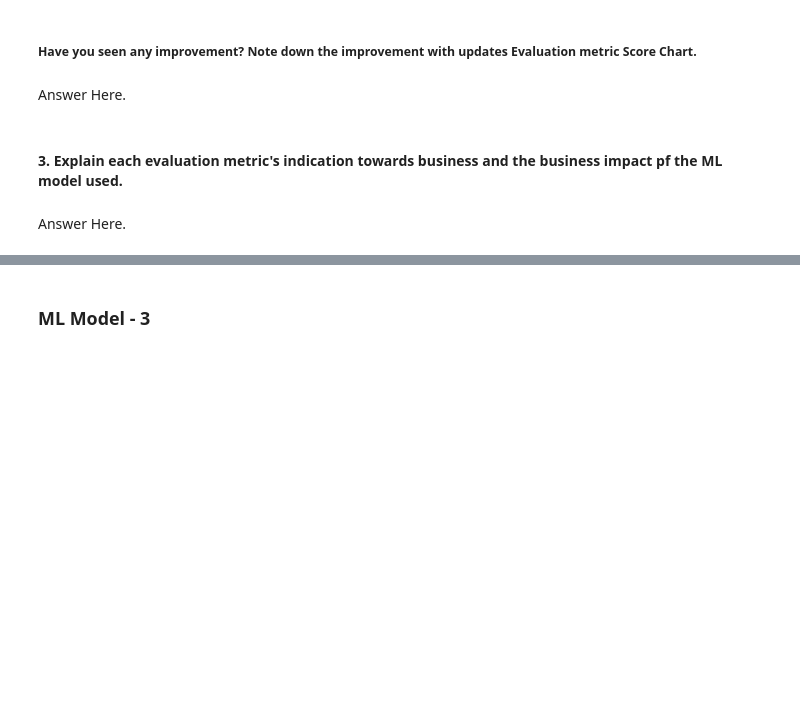
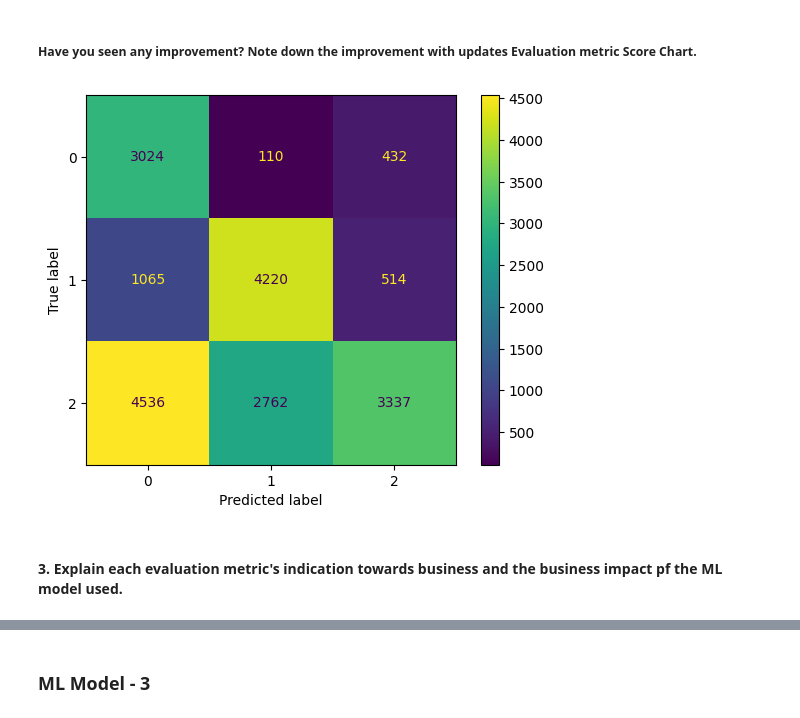
Before and after one commit to Suchi-2024/Paisa_Bazaar_Credit_Score_Analysis, a Jupyter notebook: ML_Submission_PAISA_BAZAAR.ipynb, the cells around one changed output, grey strips where cells are left out. Drawn from its saved outputs; the diff is of its cells as text; code cells hidden in the pictures; blank space fills up the shorter version.

```diff
--- a/ML_Submission_PAISA_BAZAAR.ipynb
+++ b/ML_Submission_PAISA_BAZAAR.ipynb
@@ -1592,21 +1610,20 @@ plt.show()
 # %%
 # Hyperparameter grid
-param_grid_ada = {
-    'n_estimators': [50, 100, 200, 500],
-    'learning_rate': [0.01, 0.05, 0.1, 0.5, 1],
-    'algorithm': ['SAMME', 'SAMME.R']   # SAMME.R usually better
+param_grid_ada={
+    'n_estimators': [50, 100, 150],
+    'learning_rate': [0.01, 0.05, 0.1]
 }
 
-# Randomized Search
-ada_random = RandomizedSearchCV(
+
+ada_random = HalvingRandomSearchCV(
     estimator=ada,
     param_distributions=param_grid_ada,
-    n_iter=20,
-    cv=3,
-    verbose=2,
+    factor=2,
+    cv=2,
     random_state=42,
+    scoring='f1_macro',
     n_jobs=-1,
-    scoring='f1_macro'
+    verbose=2
 )
 
 # Fit on SMOTE-resampled training data
@@ -1616,6 +1633,7 @@ ada_random.fit(X_train_res, y_train_res)
 print("Best Parameters for AdaBoost:", ada_random.best_params_)
 
 # Predictions
-y_pred_ada = ada_random.predict(X_test)
+best_param_2= ada_random.best_estimator_
+y_pred_ada = best_param_2.predict(X_test)
 print("AdaBoost Performance:\n")
 print(classification_report(y_test, y_pred_ada))
@@ -1626,8 +1684,12 @@ Answer Here.
 # %% [markdown]
 ##### Have you seen any improvement? Note down the improvement with updates Evaluation metric Score Chart.
-# %% [markdown]
-Answer Here.
+# %%
+# Visualizing evaluation Metric Score chart
+metric = confusion_matrix(y_test, y_pred_ada)
+disp = ConfusionMatrixDisplay(confusion_matrix=metric, display_labels=ada.classes_)
+disp.plot()
+plt.show()
+# %% [output]
+[figure, added]
 # %% [markdown]
 #### 3. Explain each evaluation metric's indication towards business and the business impact pf the ML model used.
-# %% [markdown]
-Answer Here.
```
Also changed, not shown: parts of 57 cells of this notebook.
